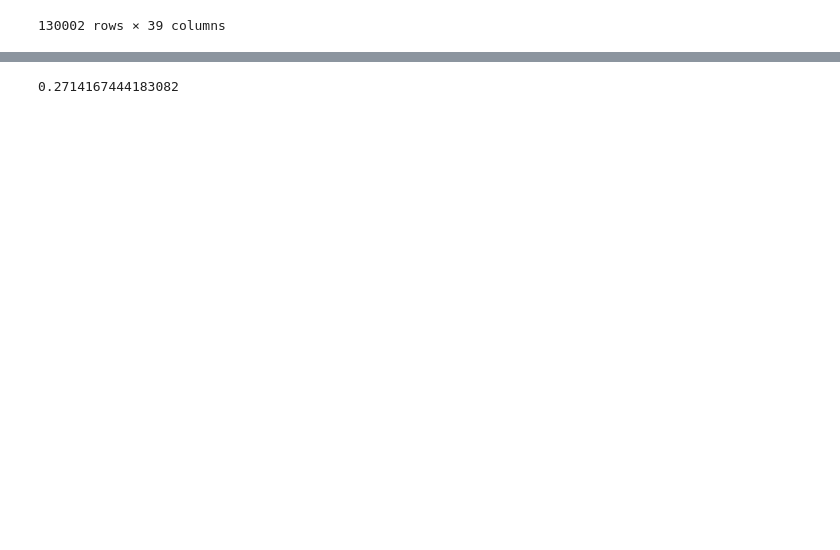
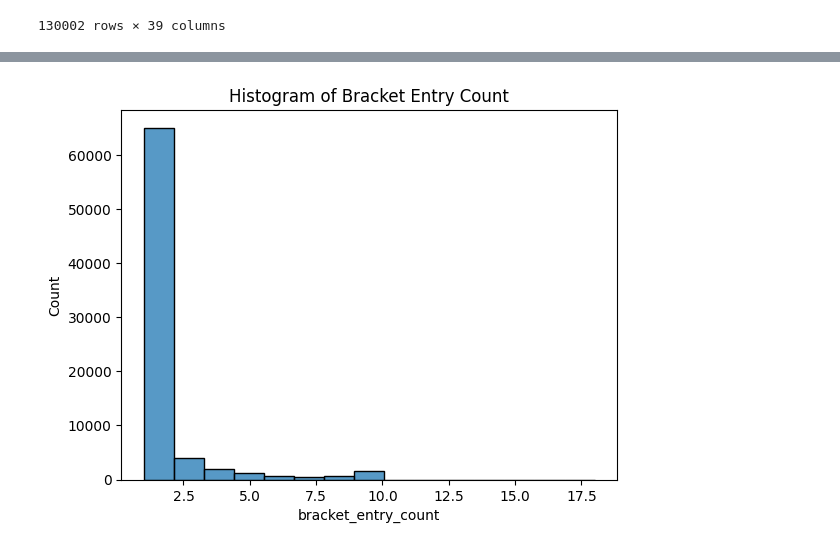
Before and after one commit to LittleMac24/ccac-competion, a Jupyter notebook: eda.ipynb, the cells around one changed output, grey strips where cells are left out. Drawn from its saved outputs; the diff is of its cells as text; code cells hidden in the pictures; blank space fills up the shorter version.

```diff
--- a/eda.ipynb
+++ b/eda.ipynb
@@ -170,5 +186,10 @@ Index(['CustomerID', 'CustomerAreaCode', 'CustomerPostalCode',
 # for column in classic1_df.columns:
 #     print(f'{column}: {round(((classic1_df[column].isna().sum())/classic1_df.shape[0]) * 100, 3)}  %Nan Values')
 
-classic1_df.dropna(axis = 0)
+classic1_no_na = classic1_df.dropna(axis = 0)
+
+#As We can see the bracket_entry_id is the Number of rows in the dataset, therefore its the primary key
+#Also Important, Unique Values is 76097, meaning there are 76097 unique customers that created brackets in 2024
+for column in classic1_df.columns:
+    print(f'{column}: {((classic1_df[column].nunique()))}  Unique Values')
 # %% [output]
@@ -188,9 +213,17 @@ classic1_df.dropna(axis = 0)
 # %%
-num_brackets_df = classic1_df.groupby(by = 'CustomerID').agg({'BracketEntryId': 'count'})
-num_brackets_df[num_brackets_df['BracketEntryId'] > 1]
+num_brackets_df = classic1_no_na.groupby(by = 'CustomerID').agg(bracket_entry_count= pd.NamedAgg(column = "BracketEntryId", aggfunc = 'count'))
 
-perc_Id_w_multiple_brackets = num_brackets_df[num_brackets_df['BracketEntryId'] > 1].shape[0] / num_brackets_df.shape[0]
+#Way to get agg function to apply to bracket entry id
+# {'BracketEntryId': 'count'}
+num_brackets_df[num_brackets_df['bracket_entry_count'] > 1]
 
-print(perc_Id_w_multiple_brackets)
+# perc_Id_w_multiple_brackets = num_brackets_df[num_brackets_df['BracketEntryId'] > 1].shape[0] / num_brackets_df.shape[0]
+
+# print(perc_Id_w_multiple_brackets)
+
+#We can see that the majority of customers have bracket entries of 1-4
+ax = sns.histplot(num_brackets_df['bracket_entry_count'], bins=15)
+ax.set_title('Histogram of Bracket Entry Count')
+plt.show()
 # %% [output]
-0.2714167444183082
+[figure, added]
```
Also changed, not shown: parts of 6 cells of this notebook, 1 other file.
